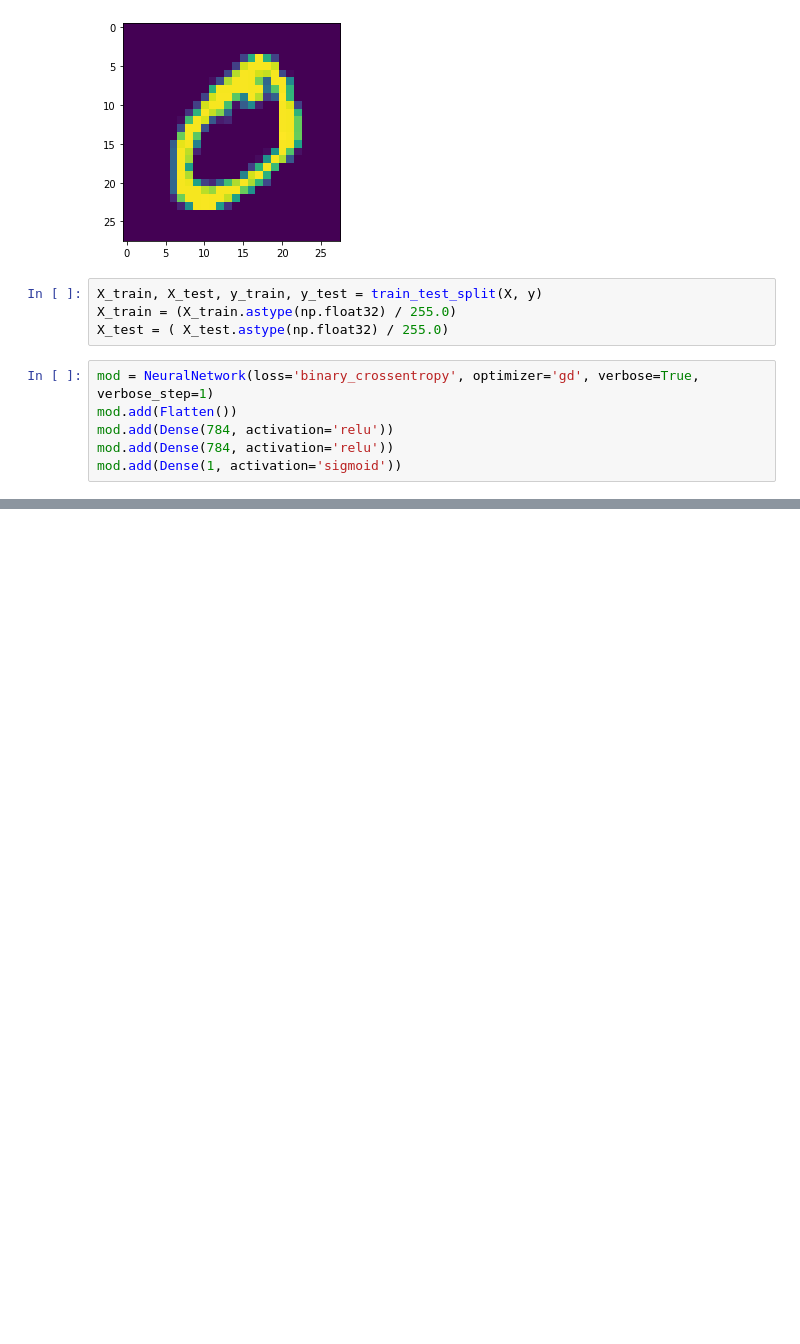
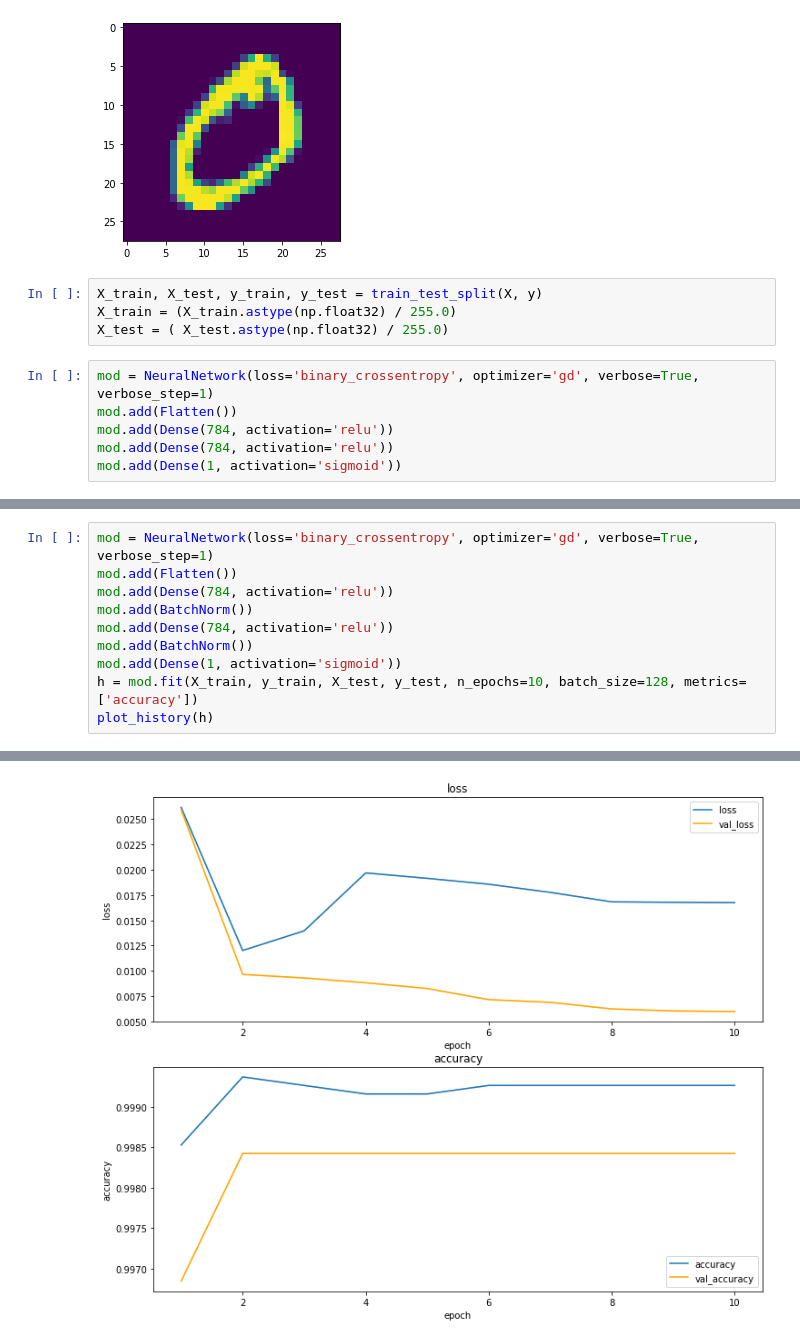
Before and after one commit to ptyshevs/multilayer_perceptron, a Jupyter notebook: tests_perfomance/mnist01.ipynb, the cells around one changed output, grey strips where cells are left out. Drawn from its saved outputs; the diff is of its cells as text; blank space fills up the shorter version.

Commit message:
BatchNorm is working now, added a BATCH of tests as well as full mnist dataset

```diff
--- a/tests_perfomance/mnist01.ipynb
+++ b/tests_perfomance/mnist01.ipynb
@@ -41,0 +42,11 @@ plot_history(h)
+# %%
+mod = NeuralNetwork(loss='binary_crossentropy', optimizer='gd', verbose=True, verbose_step=1)
+mod.add(Flatten())
+mod.add(Dense(784, activation='relu'))
+mod.add(BatchNorm())
+mod.add(Dense(784, activation='relu'))
+mod.add(BatchNorm())
+mod.add(Dense(1, activation='sigmoid'))
+h = mod.fit(X_train, y_train, X_test, y_test, n_epochs=10, batch_size=128, metrics=['accuracy'])
+plot_history(h)
+# %% [output]
@@ -41,0 +63 @@ plot_history(h)
+[figure, added]
```
Also changed, not shown: parts of 2 cells of this notebook, 10 other files.
